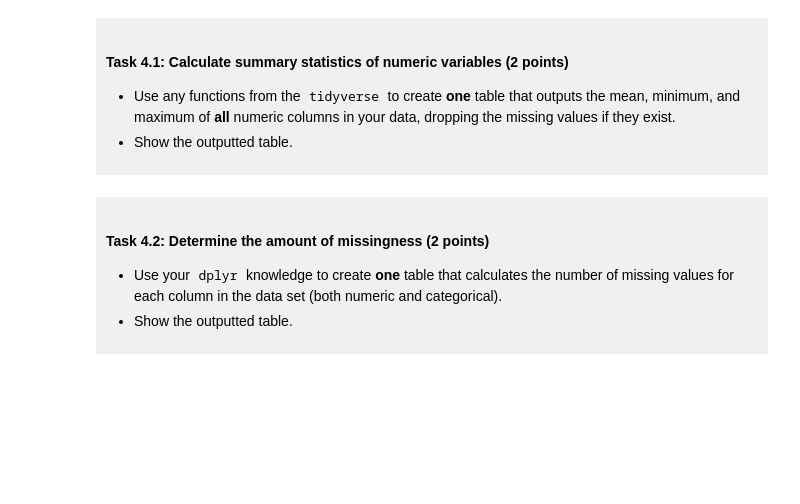
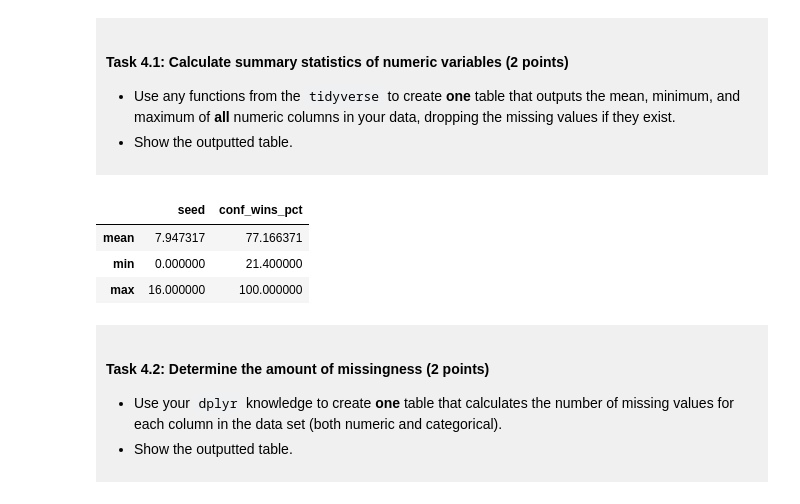
Before and after one commit to akiku2007/dsci-100-project-Aleksandra-Kiku, a Jupyter notebook: dsci-100-project-notebook.ipynb, the cells around one changed output. Drawn from its saved outputs; the diff is of its cells as text; code cells hidden in the pictures; blank space fills up the shorter version.

```diff
--- a/dsci-100-project-notebook.ipynb
+++ b/dsci-100-project-notebook.ipynb
@@ -254,7 +260,16 @@ You will refine your research question (if needed) and produce a tidy data set.
 
 </div>
 # %%
-### EDIT THIS CODE CELL ###
+stats_women_basketball = women_basketball_tidy[
+    ["seed", "conf_wins_pct"]
+].agg(["mean", "min", "max"])
+
+stats_women_basketball
+# %% [output]
+|  | seed | conf_wins_pct |
+| mean | 7.947317 | 77.166371 |
+| min | 0.000000 | 21.400000 |
+| max | 16.000000 | 100.000000 |
 # %% [markdown]
 <div style="background-color: #f0f0f0; padding: 10px;">
 
```
Also changed, not shown: parts of 10 cells of this notebook.
